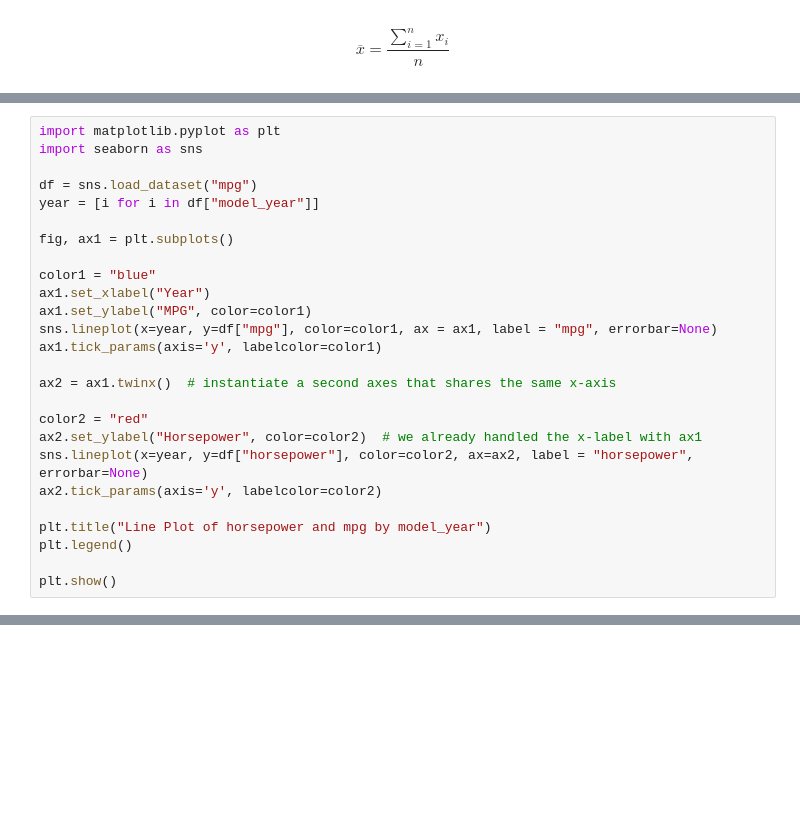
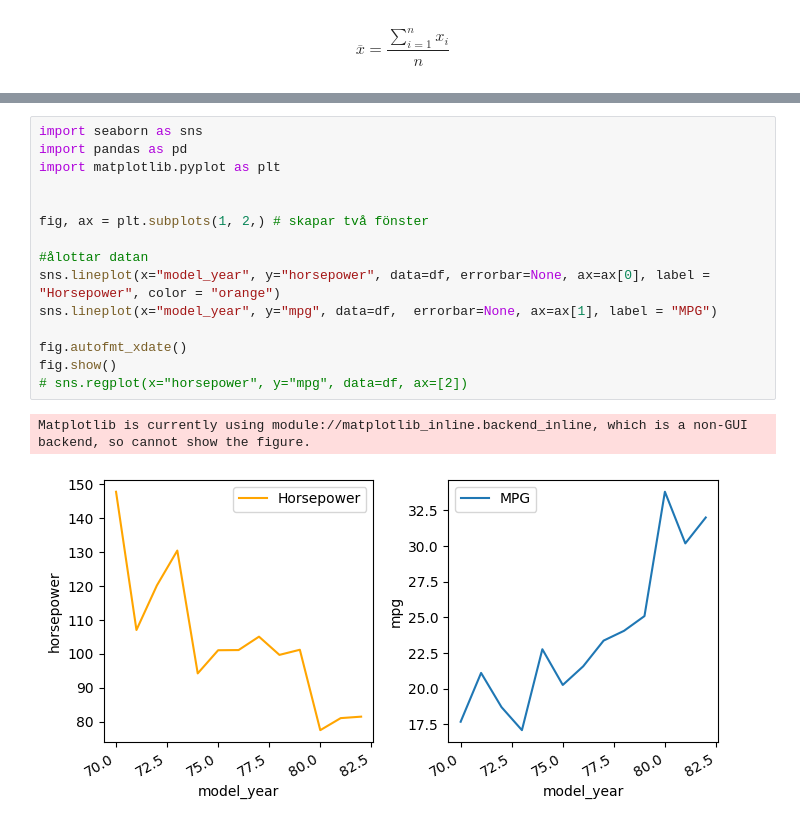
Before and after one commit to MxLied/Ai22Statistik, a Jupyter notebook: cars.ipynb, the cells around one changed output, grey strips where cells are left out. Drawn from its saved outputs; the diff is of its cells as text; blank space fills up the shorter version.

```diff
--- a/cars.ipynb
+++ b/cars.ipynb
@@ -126,26 +87,0 @@ ax.set(xlabel="Year", ylabel="Horsepower")
-# %%
-import matplotlib.pyplot as plt
-import seaborn as sns
-
-df = sns.load_dataset("mpg")
-year = [i for i in df["model_year"]]
-
-fig, ax1 = plt.subplots()
-
-color1 = "blue"
-ax1.set_xlabel("Year")
-ax1.set_ylabel("MPG", color=color1)
-sns.lineplot(x=year, y=df["mpg"], color=color1, ax = ax1, label = "mpg", errorbar=None)
-ax1.tick_params(axis='y', labelcolor=color1)
-
-ax2 = ax1.twinx()  # instantiate a second axes that shares the same x-axis
-
-color2 = "red"
-ax2.set_ylabel("Horsepower", color=color2)  # we already handled the x-label with ax1
-sns.lineplot(x=year, y=df["horsepower"], color=color2, ax=ax2, label = "horsepower", errorbar=None)
-ax2.tick_params(axis='y', labelcolor=color2)
-
-plt.title("Line Plot of horsepower and mpg by model_year")
-plt.legend()
-
-plt.show()
@@ -153,0 +151,18 @@ plt.show()
+# %%
+import seaborn as sns
+import pandas as pd
+import matplotlib.pyplot as plt
+
+
+fig, ax = plt.subplots(1, 2,) # skapar två fönster
+
+#ålottar datan
+sns.lineplot(x="model_year", y="horsepower", data=df, errorbar=None, ax=ax[0], label = "Horsepower", color = "orange")
+sns.lineplot(x="model_year", y="mpg", data=df,  errorbar=None, ax=ax[1], label = "MPG")
+
+fig.autofmt_xdate()
+fig.show()
+# sns.regplot(x="horsepower", y="mpg", data=df, ax=[2])
+# %% [output]
+Matplotlib is currently using module://matplotlib_inline.backend_inline, which is a non-GUI backend, so cannot show the figure.
+[figure, added]
```
Also changed, not shown: parts of 26 cells of this notebook.
